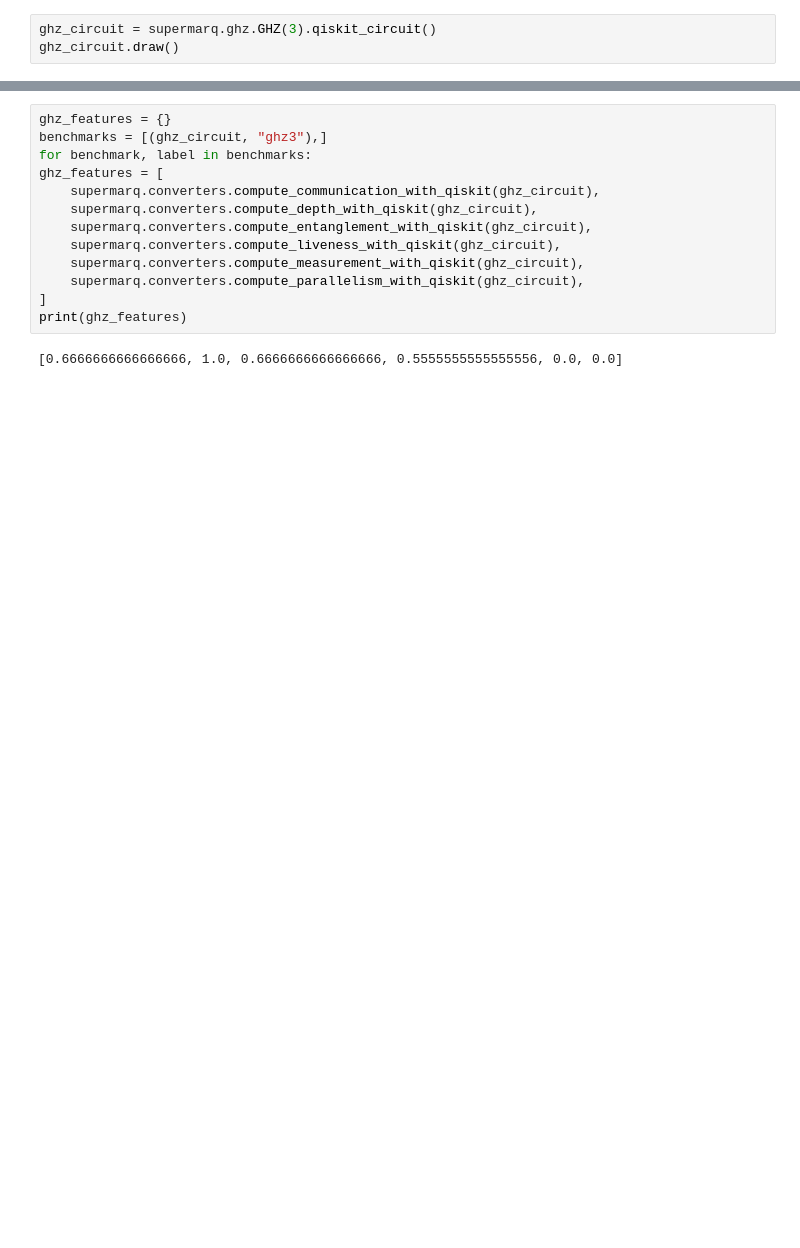
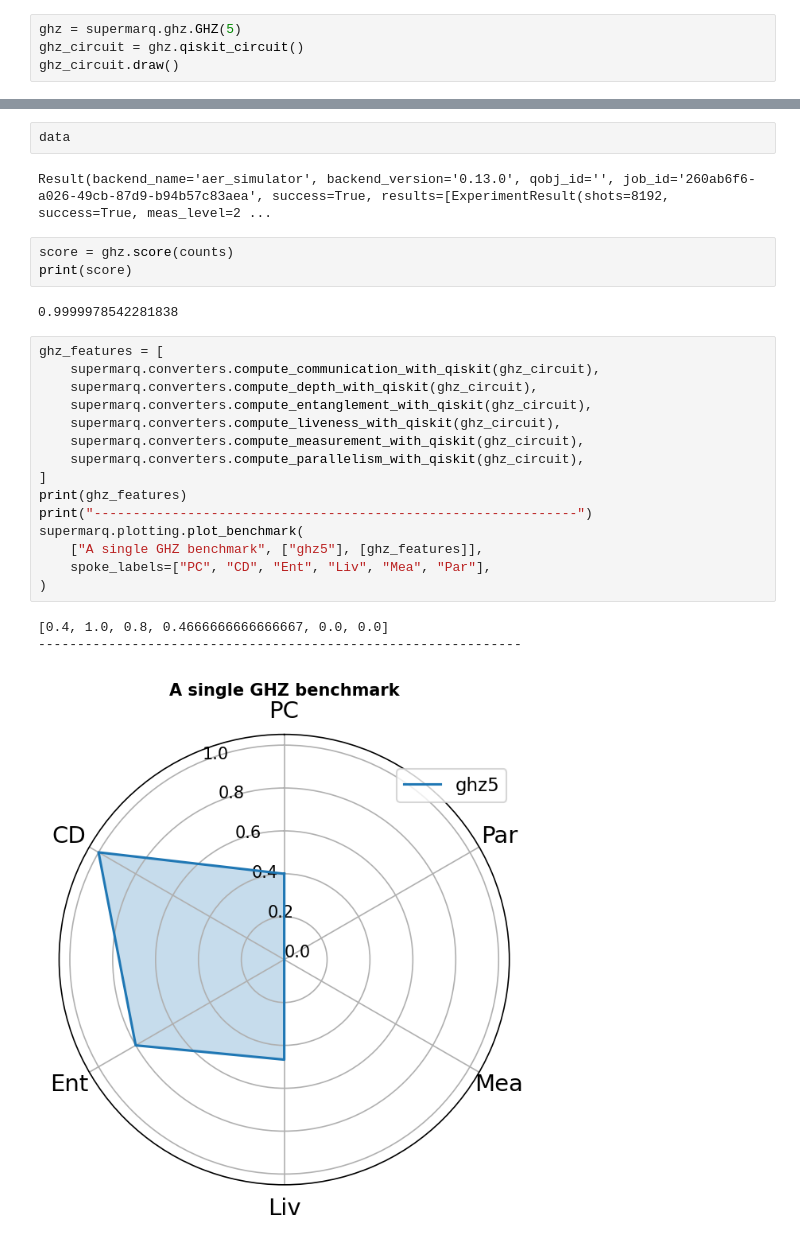
Before and after one commit to vandnaChaturvedi/Supermarq_benchmark_POC, a Jupyter notebook: sm_GHZ.ipynb, the cells around one changed output, grey strips where cells are left out. Drawn from its saved outputs; the diff is of its cells as text; blank space fills up the shorter version.

```diff
--- a/sm_GHZ.ipynb
+++ b/sm_GHZ.ipynb
@@ -18,5 +8,6 @@ import numpy as np
 # %%
-ghz_circuit = supermarq.ghz.GHZ(3).qiskit_circuit()
+ghz = supermarq.ghz.GHZ(5)
+ghz_circuit = ghz.qiskit_circuit()
 ghz_circuit.draw()
 # %% [output]
      ┌───┐          ┌─┐
@@ -31,15 +47,28 @@ c: 3/════════════════╩══╩══╩═
+# %%
+data
+# %% [output]
+Result(backend_name='aer_simulator', backend_version='0.13.0', qobj_id='', job_id='260ab6f6-a026-49cb-87d9-b94b57c83aea', success=True, results=[ExperimentResult(shots=8192, success=True, meas_level=2 ...
+# %%
+score = ghz.score(counts)
+print(score)
+# %% [output]
+0.9999978542281838
 # %%
-ghz_features = {}
-benchmarks = [(ghz_circuit, "ghz3"),]
-for benchmark, label in benchmarks:
 ghz_features = [
     supermarq.converters.compute_communication_with_qiskit(ghz_circuit),
     supermarq.converters.compute_depth_with_qiskit(ghz_circuit),
     supermarq.converters.compute_entanglement_with_qiskit(ghz_circuit),
     supermarq.converters.compute_liveness_with_qiskit(ghz_circuit),
     supermarq.converters.compute_measurement_with_qiskit(ghz_circuit),
     supermarq.converters.compute_parallelism_with_qiskit(ghz_circuit),
 ]
 print(ghz_features)
+print("--------------------------------------------------------------")
+supermarq.plotting.plot_benchmark(
+    ["A single GHZ benchmark", ["ghz5"], [ghz_features]],
+    spoke_labels=["PC", "CD", "Ent", "Liv", "Mea", "Par"],
+)
 # %% [output]
-[0.6666666666666666, 1.0, 0.6666666666666666, 0.5555555555555556, 0.0, 0.0]
+[0.4, 1.0, 0.8, 0.4666666666666667, 0.0, 0.0]
+--------------------------------------------------------------
+[figure, added]
```
Also changed, not shown: parts of 13 cells of this notebook.
